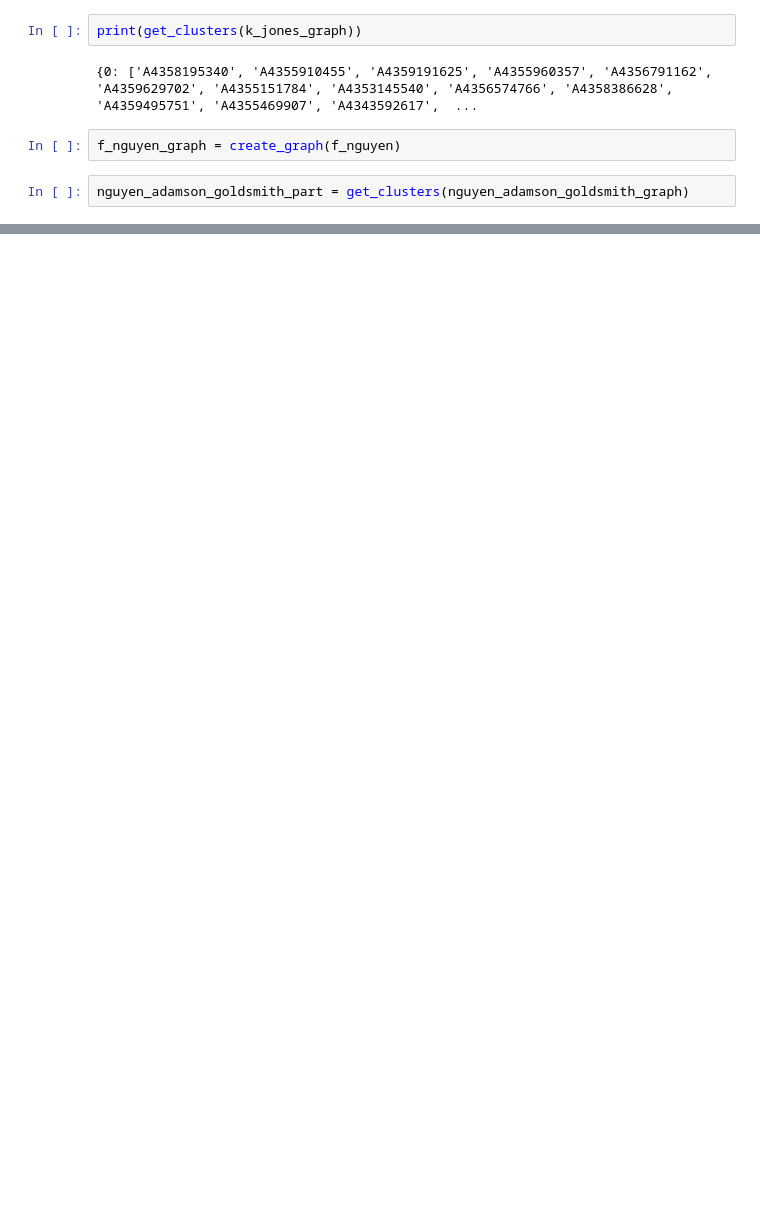
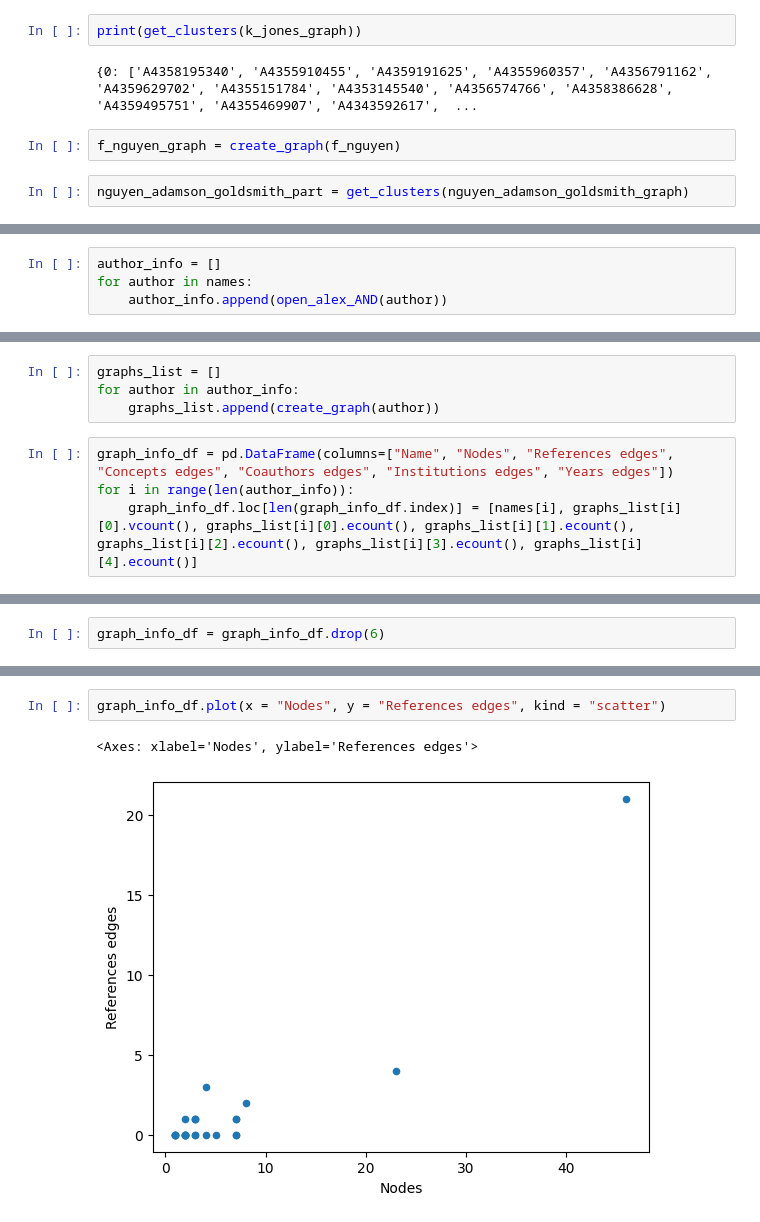
Before and after one commit to zhizhen-kyle-luo/clustering-algorithms, a Jupyter notebook: open_alex_data/clustering_via_leiden.ipynb, the cells around one changed output, grey strips where cells are left out. Saved outputs shown, nothing was run; the diff lists cells and outputs as text; blank space fills up the shorter version.

```diff
--- a/open_alex_data/clustering_via_leiden.ipynb
+++ b/open_alex_data/clustering_via_leiden.ipynb
@@ -303,0 +494,4 @@ find_best_weight([f_nguyen, j_adamson, m_goldsmith], nguyen_adamson_goldsmith_gr
+# %%
+author_info = []
+for author in names:
+    author_info.append(open_alex_AND(author))
@@ -303,0 +521,8 @@ find_best_weight([f_nguyen, j_adamson, m_goldsmith], nguyen_adamson_goldsmith_gr
+# %%
+graphs_list = []
+for author in author_info:
+    graphs_list.append(create_graph(author))
+# %%
+graph_info_df = pd.DataFrame(columns=["Name", "Nodes", "References edges", "Concepts edges", "Coauthors edges", "Institutions edges", "Years edges"])
+for i in range(len(author_info)):
+    graph_info_df.loc[len(graph_info_df.index)] = [names[i], graphs_list[i][0].vcount(), graphs_list[i][0].ecount(), graphs_list[i][1].ecount(), graphs_list[i][2].ecount(), graphs_list[i][3].ecount(), graphs_list[i][4].ecount()]
@@ -303,0 +588,2 @@ find_best_weight([f_nguyen, j_adamson, m_goldsmith], nguyen_adamson_goldsmith_gr
+# %%
+graph_info_df = graph_info_df.drop(6)
@@ -303,0 +610,5 @@ find_best_weight([f_nguyen, j_adamson, m_goldsmith], nguyen_adamson_goldsmith_gr
+# %%
+graph_info_df.plot(x = "Nodes", y = "References edges", kind = "scatter")
+# %% [output]
+<Axes: xlabel='Nodes', ylabel='References edges'>
+[figure, added]
```
Also changed, not shown: parts of 84 cells of this notebook, 2 other files.
